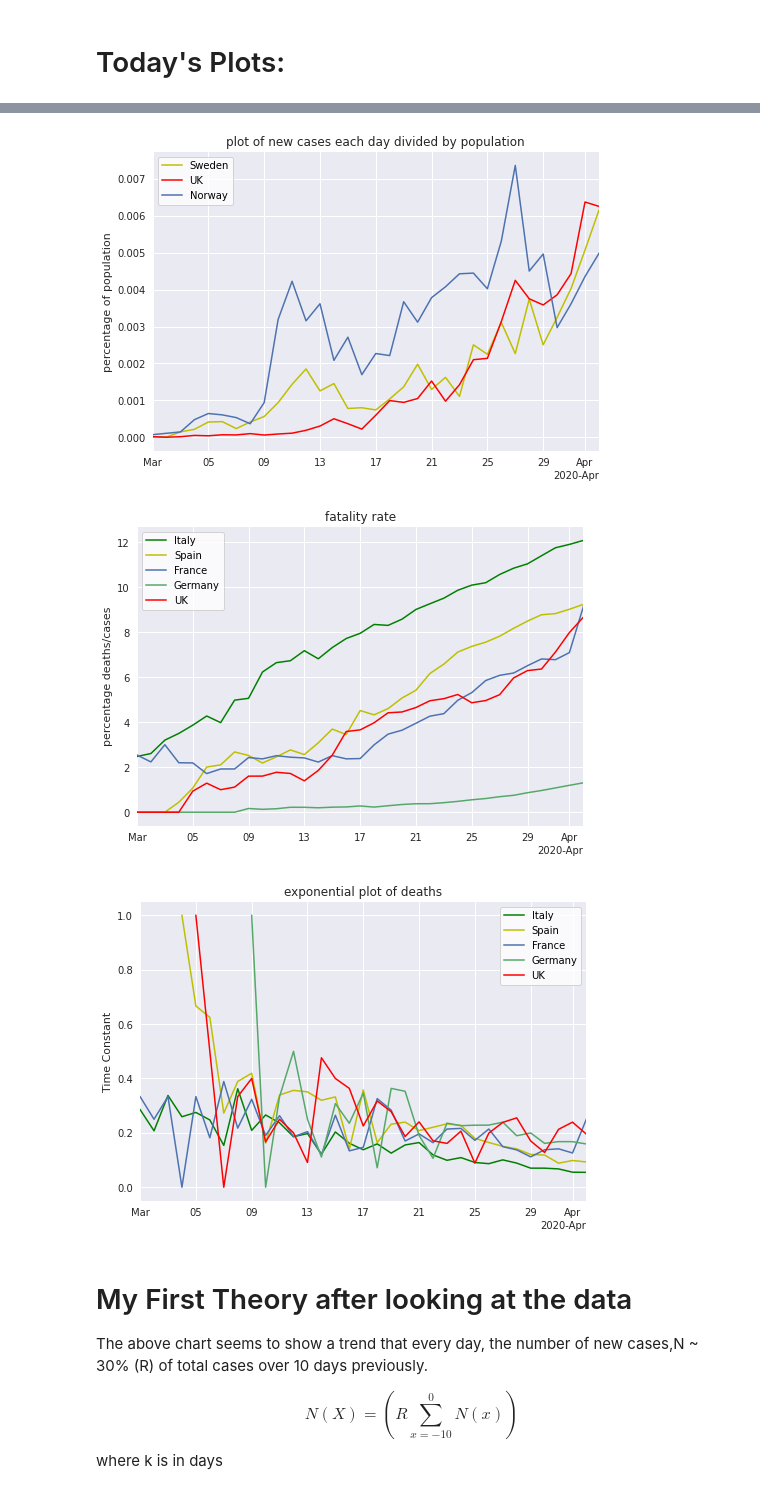
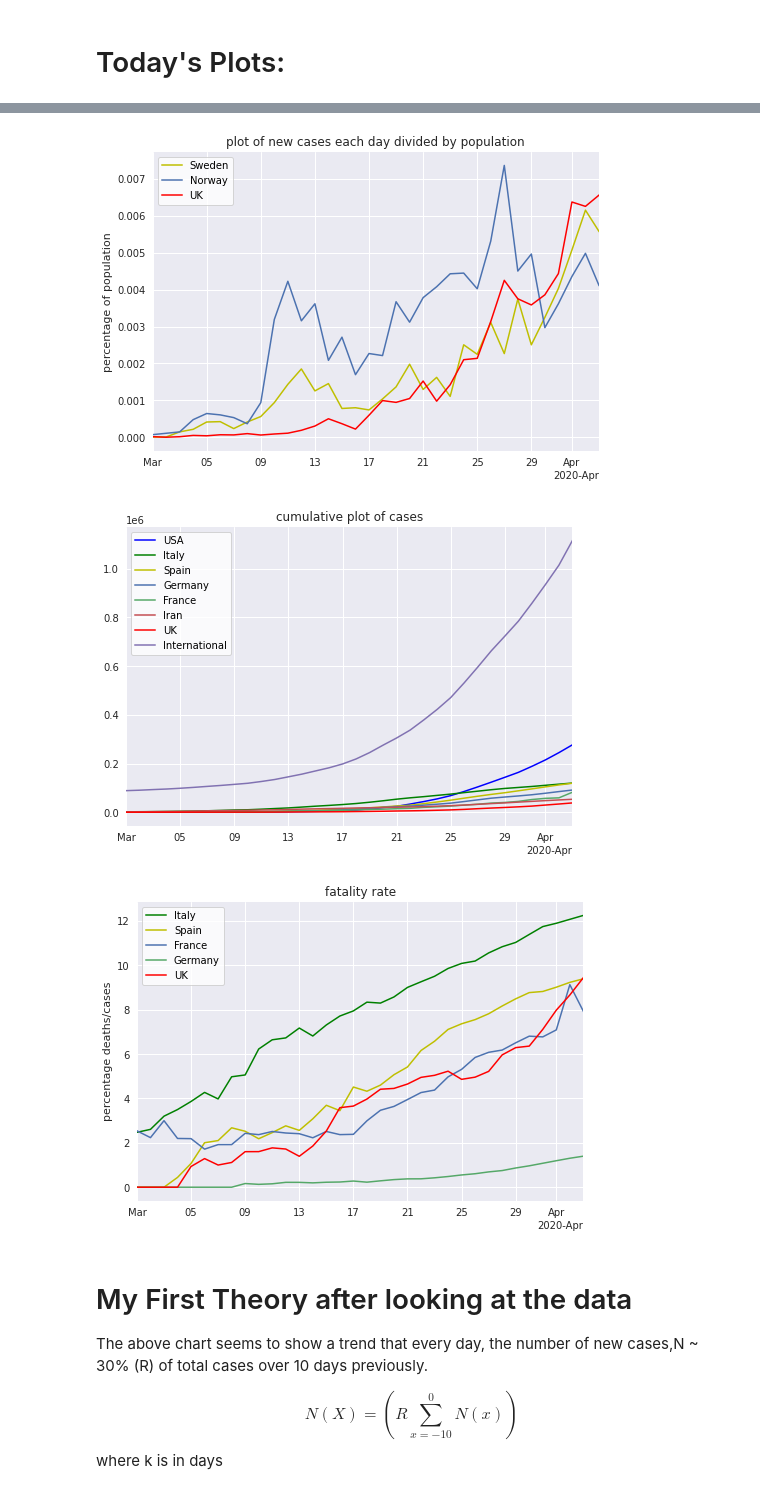
Before and after one commit to jordanesmith/coronavirus_analysis, a Jupyter notebook: data_analyser.ipynb, the cells around one changed output, grey strips where cells are left out. Cells and saved outputs as stored; diff of their text form; code cells hidden in the pictures.

Commit message:
added international functionality

```diff
--- a/data_analyser.ipynb
+++ b/data_analyser.ipynb
@@ -78,7 +87,6 @@ for country in numpy_tables_deaths[0]:
 for country in numpy_tables_cases[0]:
     if country not in list_countries_deaths:
         problomatic_countries.append(country)
-problomatic_countries.append('International')
 # %% [markdown]
 # Population of Countries
 # %%
@@ -99,4 +107,5 @@ tr_elements = doc.xpath('//tr')
 population_dictionary = {}
 
 for T in tr_elements[1:]: population_dictionary[T[1].text_content()] = int(T[2].text_content().replace(',', ''))
+population_dictionary['International'] =  7775500000
 # population_dictionary
@@ -246,3 +290,7 @@ def divide_by_population(yvalues,cases_or_deaths):
             new_yvalues[index] /= population
 
     return(new_yvalues)
+
+# yvals = 100*divide_by_population(yvals_cases,'cases')
+yvals = yvals_cases
+yvals[dictionary_cases_index.get('International')]
@@ -282,6 +344,7 @@ def plot(type_of_plot,countries_list,cases_or_deaths,date_min_index=0,date_max_i
 
 
     ax.grid(True)
+    ###### title stuff #####
     end_title = ''
     if timeshift:
         end_title += ' with UK shifted back by ' +str(timeshift) + 'days'
@@ -301,11 +364,12 @@ def plot(type_of_plot,countries_list,cases_or_deaths,date_min_index=0,date_max_i
     elif type_of_plot == 'exponential':
         ax.set_ylabel('Time Constant')
         ax.title.set_text(str(type_of_plot) + ' plot of ' + str(cases_or_deaths))
+    elif divideBy_population == True:
+        ax.set_ylabel('percentage of population')
+        ax.title.set_text(str(type_of_plot) + ' plot of ' + str(cases_or_deaths) + end_title)
     else:
         ax.title.set_text(str(type_of_plot) + ' plot of ' + str(cases_or_deaths) + end_title)
-        ax.set_ylabel('number of '+str(cases_or_deaths))
-
-
+    ##### title stuff #####
 
     #  define dates and yvals for each case
     if cases_or_deaths == 'cases':
@@ -409,16 +473,15 @@ def plot(type_of_plot,countries_list,cases_or_deaths,date_min_index=0,date_max_i
     ax.legend(loc='best')
 
 
-    fig.savefig('plots/' + str(type_of_plot) + str(cases_or_deaths) + str(countries_list) + 'timeshift='+str(timeshift)+'.png')
+    fig.savefig('plots/' + str(type_of_plot) + str(cases_or_deaths) + str(countries_list) + 'timeshift='+str(timeshift)+'divide_by_population='+str(divideBy_population)+'.png')
     plt.show()
     fig.clf()
 # %% [markdown]
 # Today's Plots:
 # %%
-plot('cumulative',['United States','Italy','Spain','Germany','France','Iran','United Kingdom'],'cases',divideBy_population=False,date_min_index=48)
-plot('cumulative',['United States','Italy','Spain','France','United Kingdom','Germany'],'deaths',divideBy_population=True,date_min_index=15)
-# plot('cumulative',['France','United Kingdom'],'cases',date_min_index=25,timeshift=7)
-plot('new',['Sweden','United Kingdom','Norway'],'cases',divideBy_population=True,date_min_index=50)
-plot('fatality rate',['Italy','Spain','France','Germany','United Kingdom'],cases_or_deaths=None,date_min_index=15)
-plot('exponential',['Italy','Spain','France','Germany','United Kingdom'],cases_or_deaths='deaths',date_min_index=15)
+plot('cumulative',['United States','Italy','Spain','Germany','France','Iran','United Kingdom'],'cases',divideBy_population=True,date_min_index=48)
+plot('cumulative',['United States','Italy','Spain','Germany','France','Iran','United Kingdom'],'deaths',divideBy_population=True,date_min_index=48)
+plot('new',['Sweden','Norway','United Kingdom'],'cases',divideBy_population=True,date_min_index=-34)
+plot('cumulative',['United States','Italy','Spain','Germany','France','Iran','United Kingdom','International'],'cases',divideBy_population=False,date_min_index=-34)
+plot('fatality rate',['Italy','Spain','France','Germany','United Kingdom'],cases_or_deaths=None,date_min_index=-34)
 # %% [output]
@@ -427,6 +490,6 @@ plot('exponential',['Italy','Spain','France','Germany','United Kingdom'],cases_o
-[figure, old version]
+[figure, new version]
-[figure, old version]
+[figure, new version]
-[figure, old version]
+[figure, new version]
 # %% [markdown]
 # My First Theory after looking at the data
 
```
Also changed, not shown: parts of 7 cells of this notebook, 1 other file.
